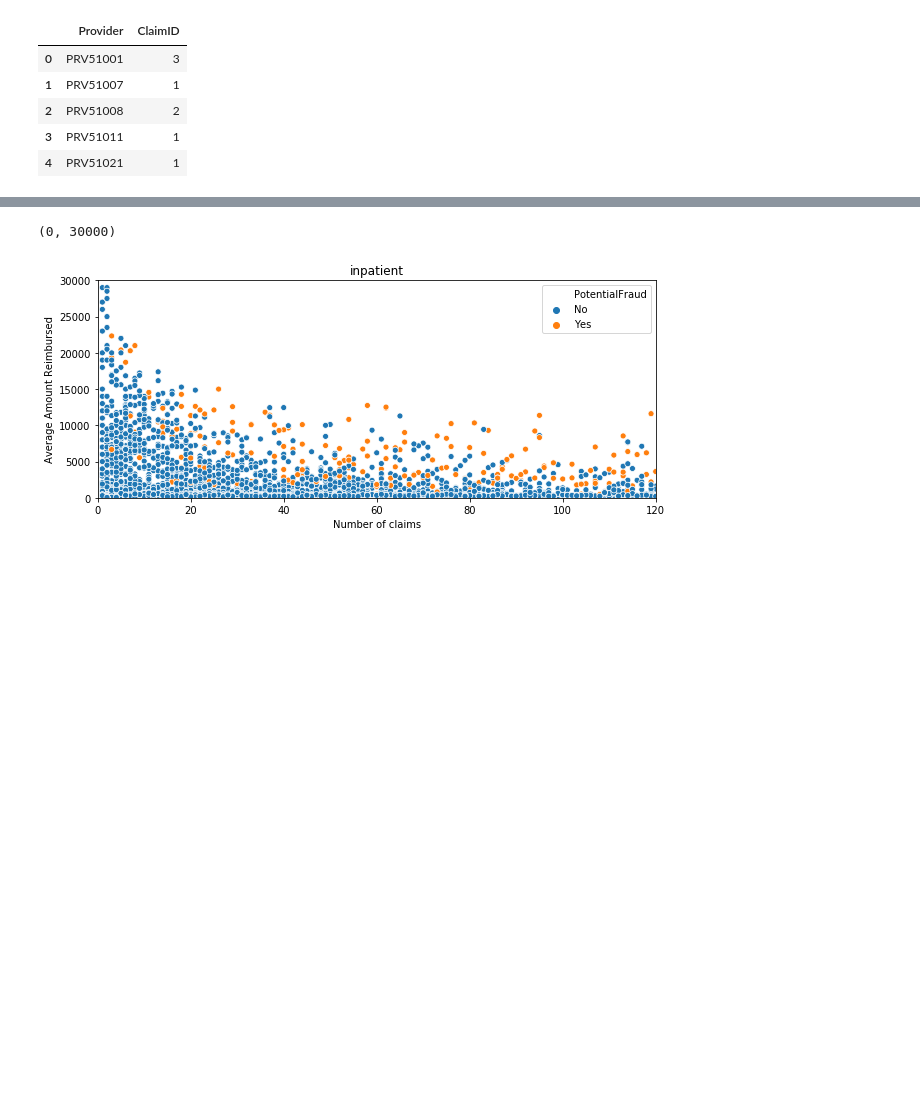
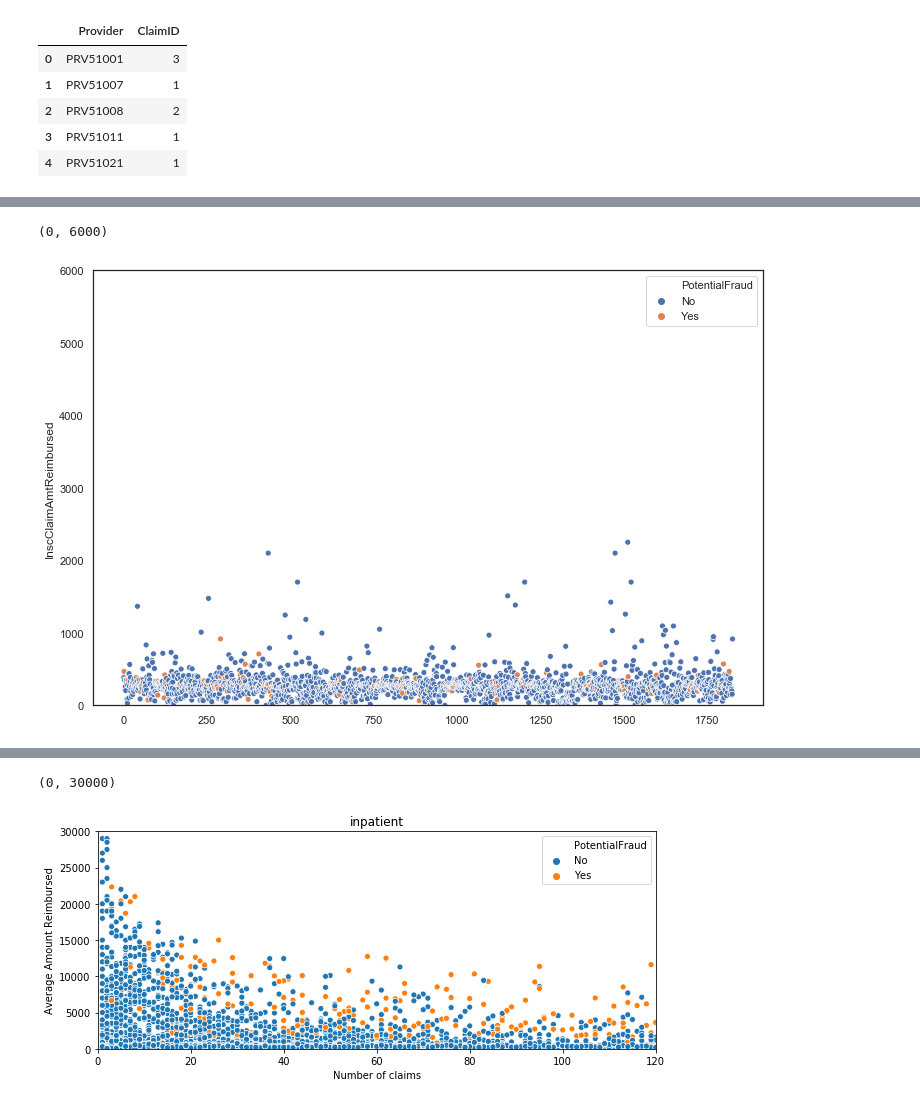
Before and after one commit to microwolf/capstone_healthcare_fraud, a Jupyter notebook: contributors/patrice/scripts/Feature Selection.ipynb, the cells around one changed output, grey strips where cells are left out. Drawn from its saved outputs; the diff is of its cells as text; code cells hidden in the pictures; blank space fills up the shorter version.

```diff
--- a/contributors/patrice/scripts/Feature Selection.ipynb
+++ b/contributors/patrice/scripts/Feature Selection.ipynb
@@ -88,0 +161,6 @@ plt.ylim(0,15000)
+# %%
+ax = sns.scatterplot(x=pd.Series(prv_g.index),y='InscClaimAmtReimbursed',hue='PotentialFraud',data=out_g)
+plt.ylim(0,6000)
+# %% [output]
+(0, 6000)
+[figure, added]
```
Also changed, not shown: parts of 29 cells of this notebook, 3 other files.
